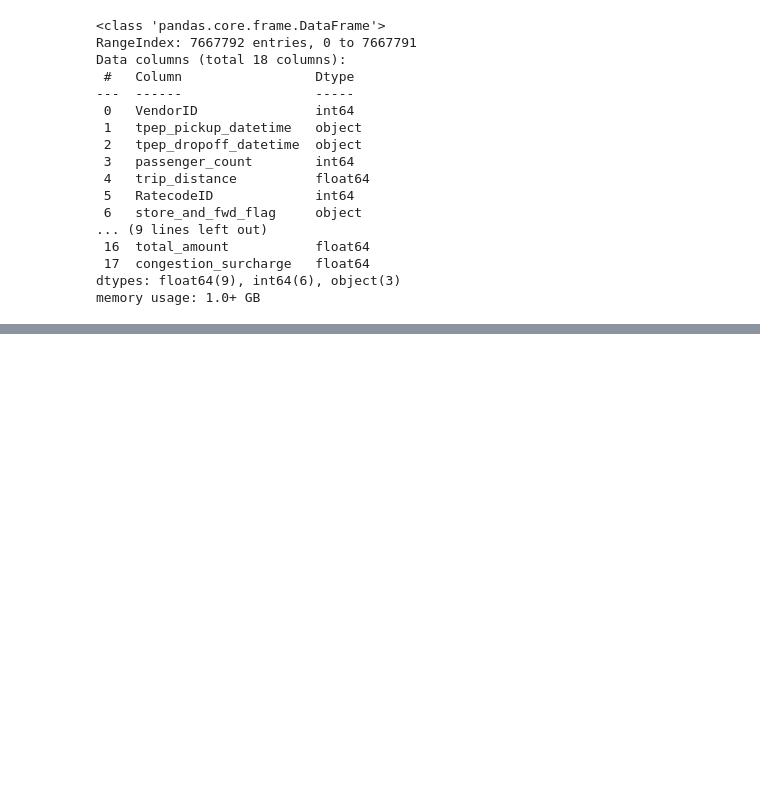
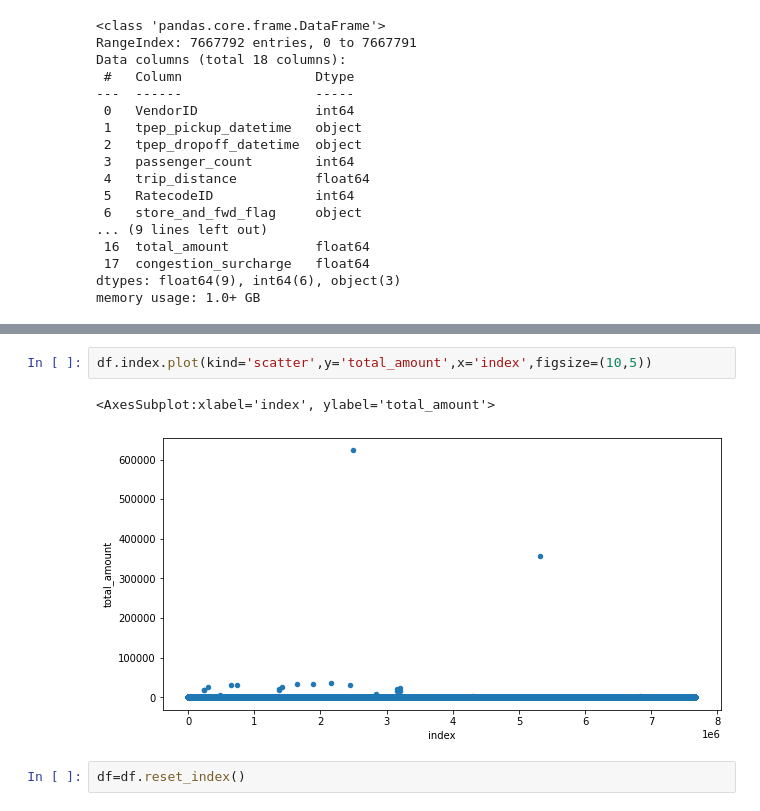
Before and after one commit to ashurock14/New_york_Taxi_Analysis, a Jupyter notebook: FinalCode.ipynb, the cells around one changed output, grey strips where cells are left out. Cells and saved outputs as stored; diff of their text form; blank space fills up the shorter version.

```diff
--- a/FinalCode.ipynb
+++ b/FinalCode.ipynb
@@ -36,0 +125,7 @@ df.describe()
+# %%
+df.index.plot(kind='scatter',y='total_amount',x='index',figsize=(10,5))
+# %% [output]
+<AxesSubplot:xlabel='index', ylabel='total_amount'>
+[figure, added]
+# %%
+df=df.reset_index()
```
Also changed, not shown: parts of 20 cells of this notebook.
